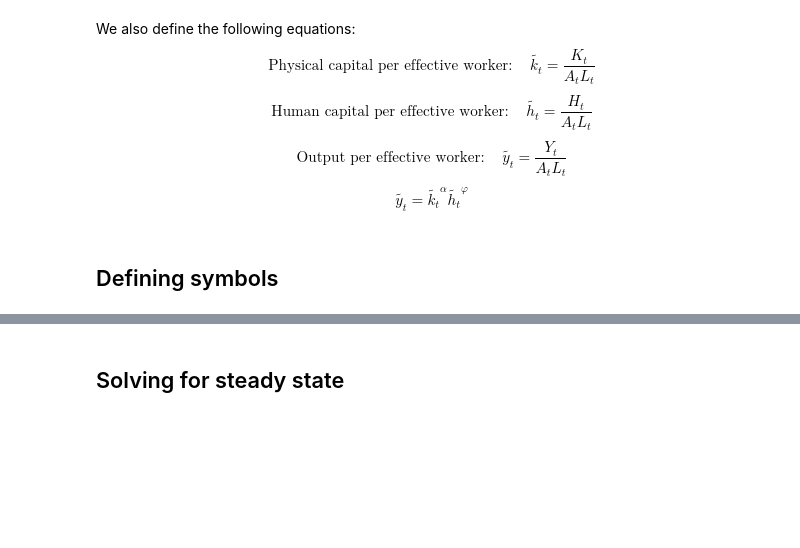
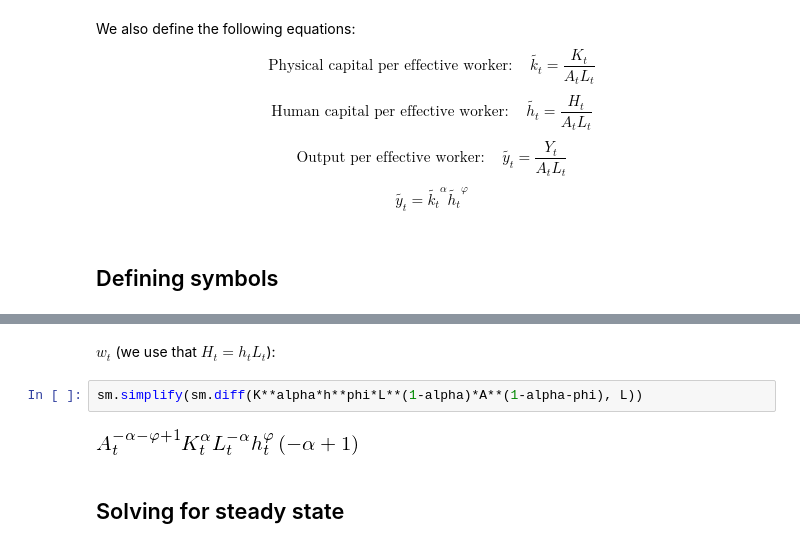
Before and after one commit to kzm266/projects-2019-anaconda-bois, a Jupyter notebook: modelproject/modelproject.ipynb, the cells around one changed output, grey strips where cells are left out. Cells and saved outputs as stored; diff of their text form; blank space fills up the shorter version.

```diff
--- a/modelproject/modelproject.ipynb
+++ b/modelproject/modelproject.ipynb
@@ -214,3 +222,9 @@ ytildestar = sm.symbols("ytilde^*")
+# %% [markdown]
+$w_t$ (we use that $H_t = h_tL_t$):
+# %%
+sm.simplify(sm.diff(K**alpha*h**phi*L**(1-alpha)*A**(1-alpha-phi), L))
+# %% [output]
+[figure, added]
 # %% [markdown]
 ## Solving for steady state
 # %% [markdown]
```
Also changed, not shown: parts of 20 cells of this notebook.
